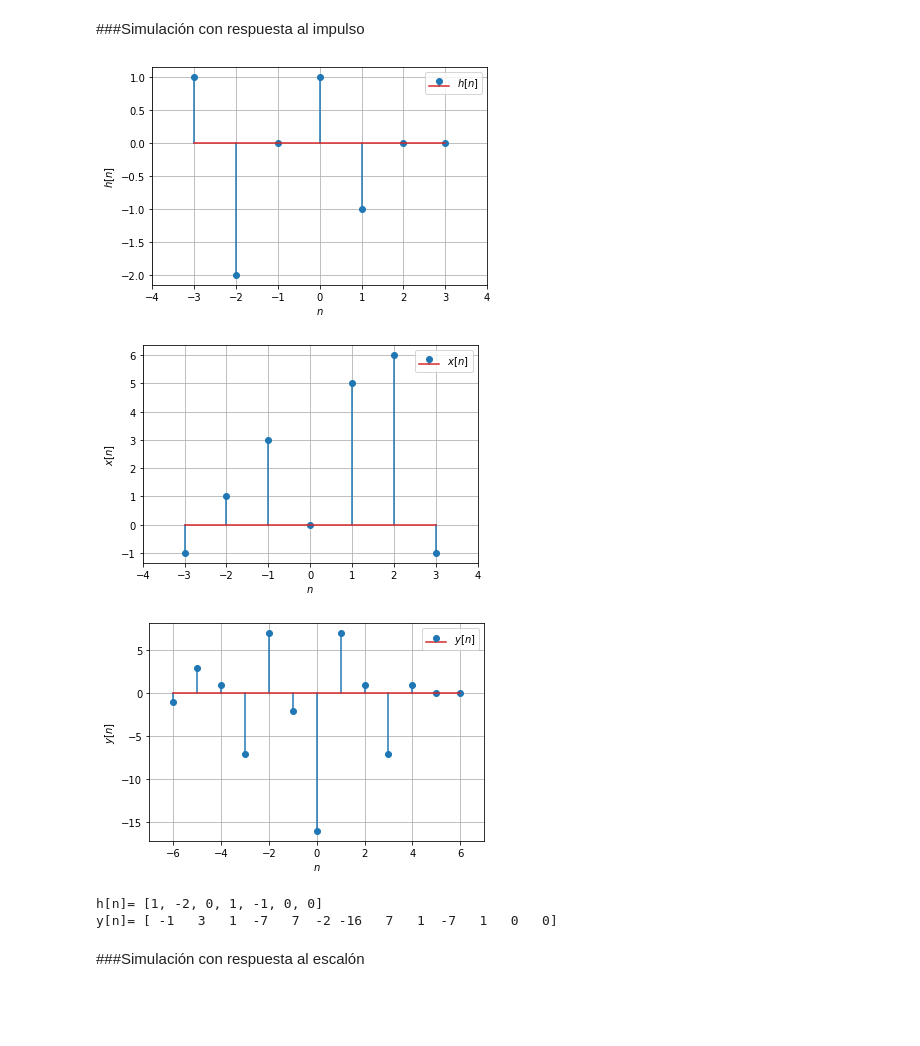
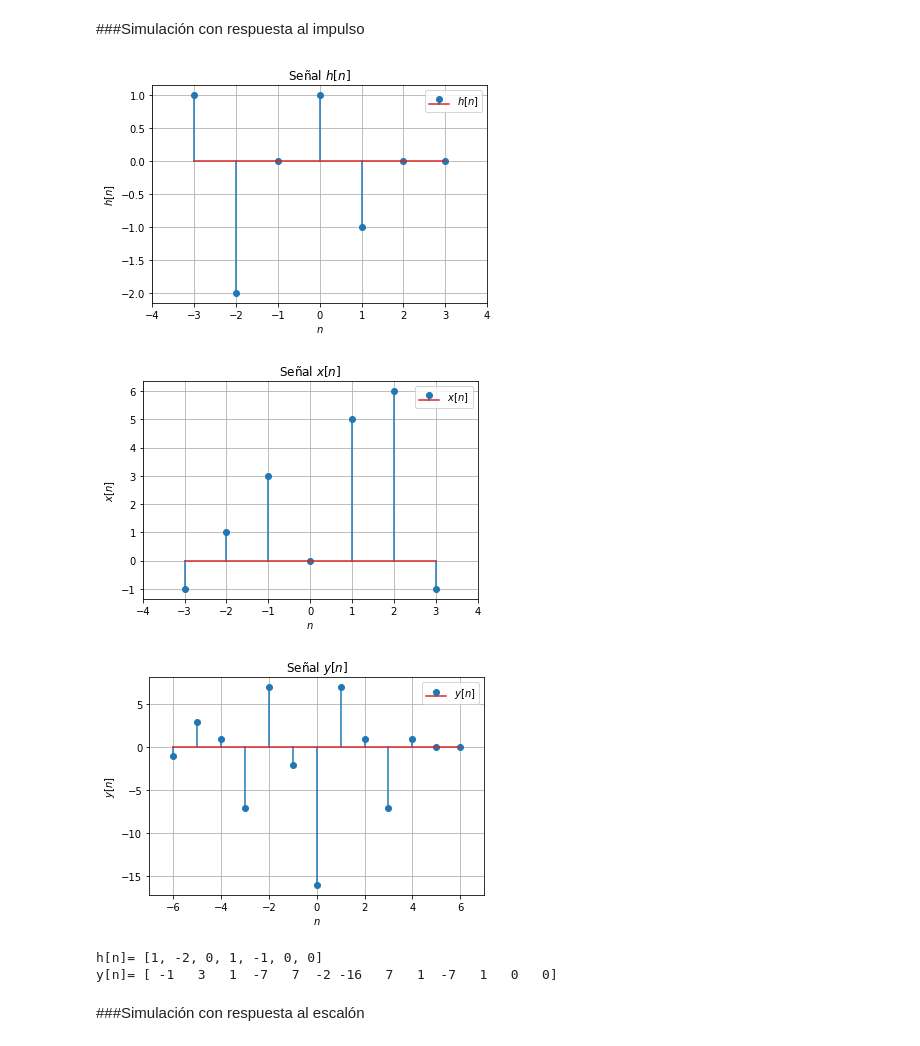
Before and after one commit to aguaranguay/se-ales, a Jupyter notebook: Taller1.ipynb, the cells around one changed output. Drawn from its saved outputs; the diff is of its cells as text; code cells hidden in the pictures; blank space fills up the shorter version.

```diff
--- a/Taller1.ipynb
+++ b/Taller1.ipynb
@@ -1865,36 +1869,39 @@ ny = np.linspace(-2*N,2*N,4*N+1)
 plt.stem(n, h, label=r'$h[n]$')
 plt.xlim([-N-1,N+1])
 plt.xlabel(r'$n$')
 plt.ylabel(r'$h[n]$')
 plt.grid()
 plt.legend()
+plt.title("Señal $h[n]$")
 plt.show()
 
 plt.stem(n, x, label=r'$x[n]$')
 plt.xlim([-N-1,N+1])
 plt.xlabel(r'$n$')
 plt.ylabel(r'$x[n]$')
 plt.grid()
 plt.legend()
+plt.title("Señal $x[n]$")
 plt.show()
 
 
 plt.stem(ny, y, label=r'$y[n]$')
 plt.xlim([-2*N-1,2*N+1])
 plt.xlabel(r'$n$')
 plt.ylabel(r'$y[n]$')
 plt.grid()
 plt.legend()
+plt.title("Señal $y[n]$")
 plt.show()
 
 
 
 print("h[n]=",h)
 print("y[n]=",y)
 # %% [output]
-[figure, old version]
+[figure, new version]
-[figure, old version]
+[figure, new version]
-[figure, old version]
+[figure, new version]
 h[n]= [1, -2, 0, 1, -1, 0, 0]
 y[n]= [ -1   3   1  -7   7  -2 -16   7   1  -7   1   0   0]
 # %% [markdown]
```
Also changed, not shown: parts of 8 cells of this notebook.
